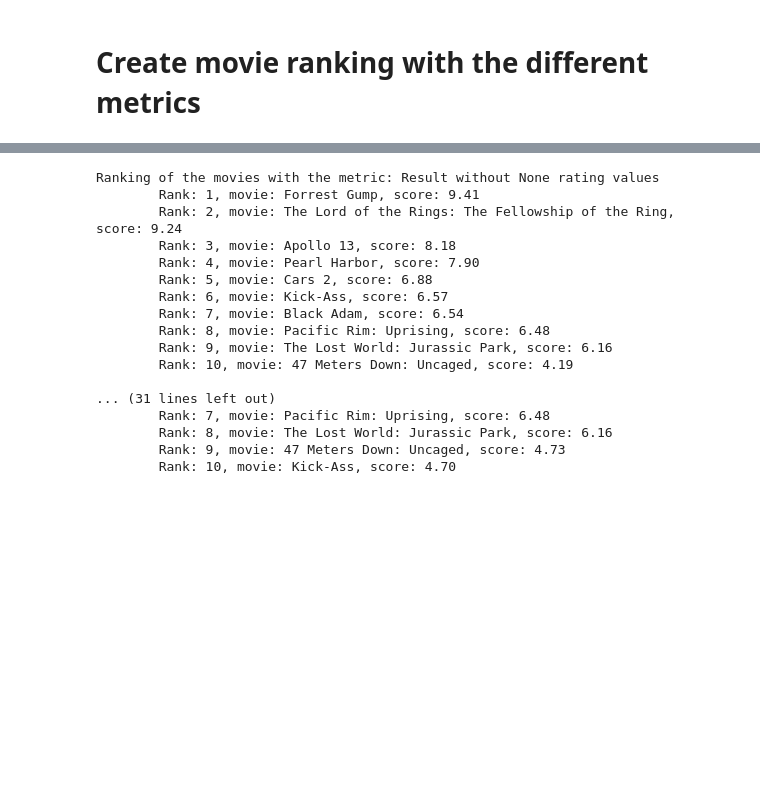
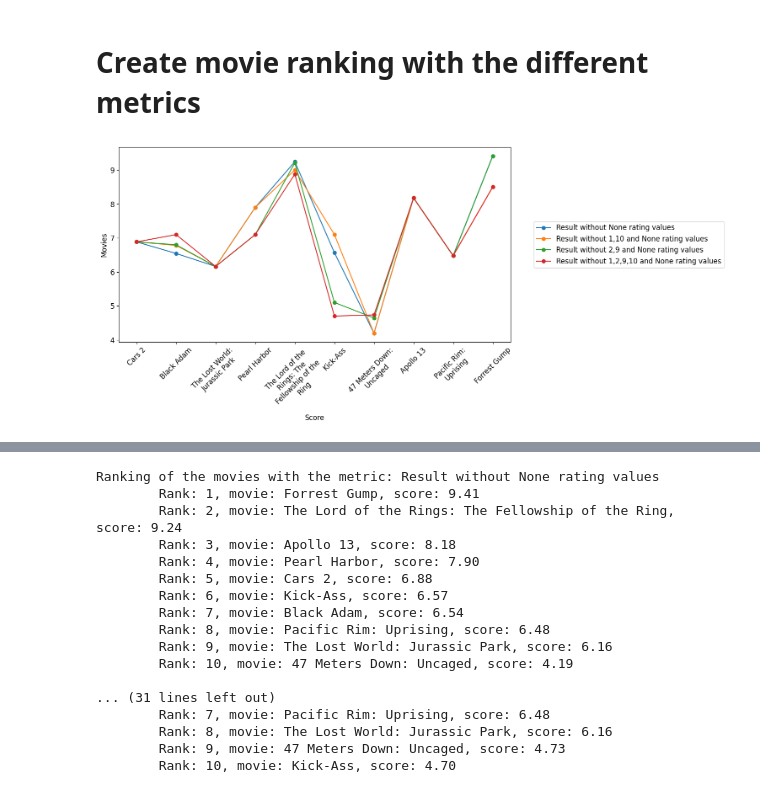
Before and after one commit to Padinator/Watch-Tip, a Jupyter notebook: ranking/visualize_ranking_data.ipynb, the cells around one changed output, grey strips where cells are left out. Drawn from its saved outputs; the diff is of its cells as text; code cells hidden in the pictures; blank space fills up the shorter version.

```diff
--- a/ranking/visualize_ranking_data.ipynb
+++ b/ranking/visualize_ranking_data.ipynb
@@ -337,6 +340,33 @@ def create_ranking_plot(result: Dict[str, Dict[str, any]], metrics: str, movie_c
     plt.legend([bars[i] for i in range(len(sorted_movies))], sorted_movies, title="Movies", bbox_to_anchor=(0.5, -0.1), loc='upper center', ncol=1)
 
     plt.show()
+# %%
+def line_plot(result: Dict[str, Dict[str, any]], metrics: str) -> None:
+    movies = list(result.keys())
+    sentiment_scores = [movie_data['rating_norm_sentiment_divided'] for movie_data in result.values()]
+    plt.plot(movies, sentiment_scores, marker="o", label=metrics)
+# %%
+plt.figure(figsize=(12, 6))
+
+plt.xlabel('Score')
+plt.ylabel('Movies')
+
+# metrics = ["Result without None rating values", "Result without 1,10 and None rating values", "Result without 2,9 and None rating values", "Result without 1,2,9,10 and None rating values"]
+
+movies = list(result_without_none_rating_values.keys())
+wrapped_movies = [textwrap.fill(movie, 20) for movie in movies]
+plt.xticks(ticks=range(len(movies)), labels=wrapped_movies, rotation=45)
+
+line_plot(result_without_none_rating_values, "Result without None rating values")
+line_plot(result_without_1_10_none_rating_values, "Result without 1,10 and None rating values")
+line_plot(result_without_2_9_none_rating_values, "Result without 2,9 and None rating values")
+line_plot(result_without_1_2_9_10_none_rating_values, "Result without 1,2,9,10 and None rating values")
+
+plt.legend(bbox_to_anchor=(1.05, 0.5), loc='center left', ncol=1)
+
+plt.show()
+# %% [output]
+[figure, added]
 # %%
 movie_colors = generate_movie_colors(list(result_without_none_rating_values.keys()))
 
```
Also changed, not shown: parts of 6 cells of this notebook.
